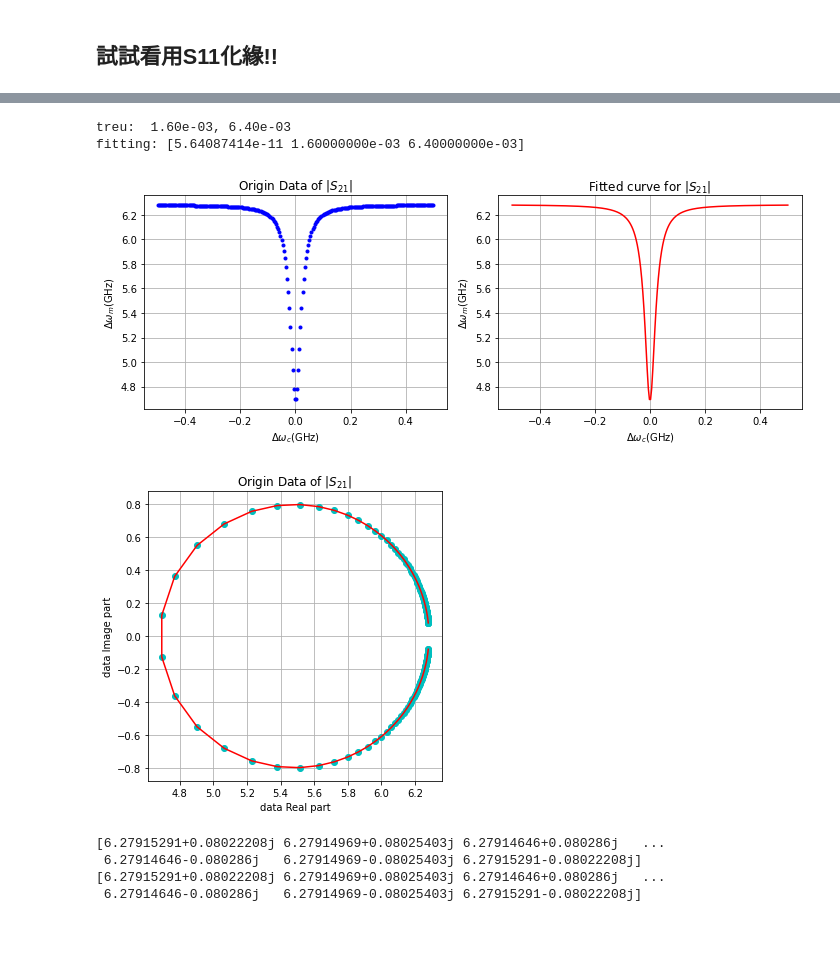
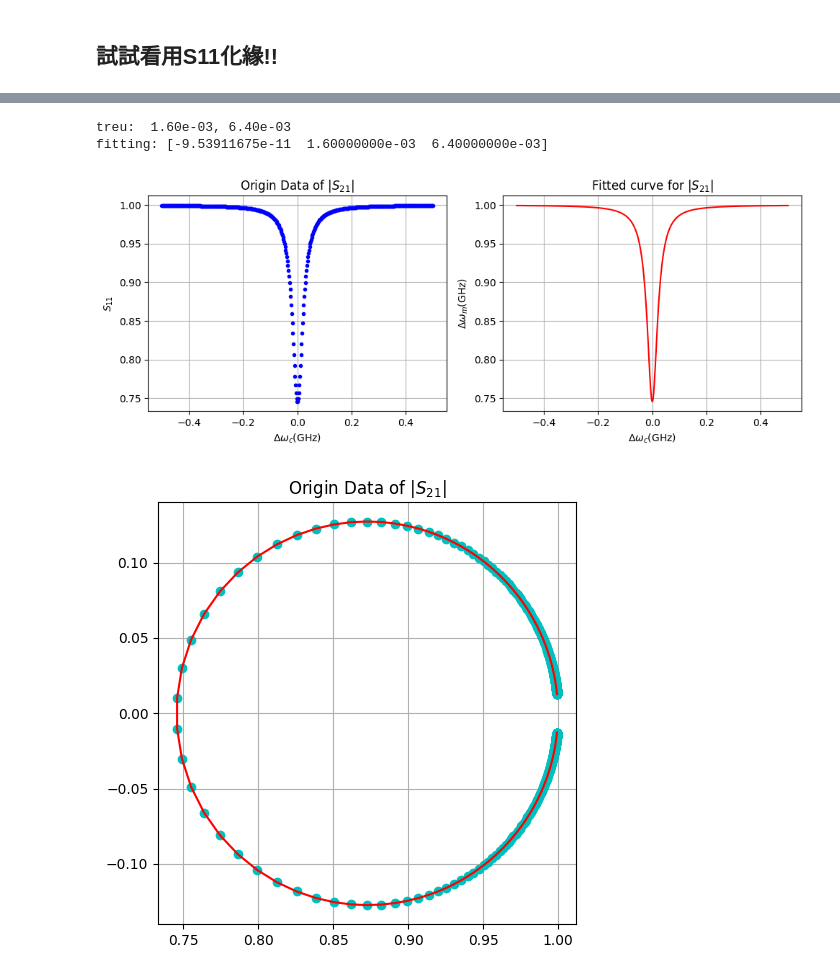
Before and after one commit to Nick1467/Mirror, a Jupyter notebook: circleUfit.ipynb, the cells around one changed output, grey strips where cells are left out. Cells and saved outputs as stored; diff of their text form; code cells hidden in the pictures; blank space fills up the shorter version.

```diff
--- a/circleUfit.ipynb
+++ b/circleUfit.ipynb
@@ -107,7 +107,7 @@ import numpy as np
 
 def s11( omega, omega_m, alpha, kappa):
     Gamma = 2*np.pi*(alpha + kappa )/ 2
-    s11 =( 1 - (kappa / (Gamma - 1j*(omega - omega_m))))*2*np.pi
+    s11 =( 1 - (kappa / (Gamma - 1j*(omega - omega_m))))
     return s11
 
 def s21( omega, omega_c, omega_m, kappa, alpha, beta, gamma):
@@ -138,5 +138,8 @@ plt.plot(data_2.imag, data_2.real, 'b.')
 
 plt.figure(figsize=(6,3))
 plt.plot(omega, abs_s21(omega,omega_c, omega_m, kappa, alpha, beta, gamma), 'b.')
+
+plt.figure(figsize=(6,3))
+plt.plot(omega, abs(data), 'b.')
 # %% [output]
 [<matplotlib.lines.Line2D at 0x...>]
@@ -151,15 +155,15 @@ from scipy.optimize import curve_fit
 
 def s11( omega, omega_m, alpha, kappa):
     Gamma = 2*np.pi*(alpha + kappa )/ 2
-    s11 =( 1 - (kappa / (Gamma - 1j*(omega - omega_m))))*2*np.pi
+    s11 =( 1 - (kappa / (Gamma - 1j*(omega - omega_m))))
     return s11
 
 def s11_curvefit( omega, omega_m, alpha, kappa):
     Gamma = 2*np.pi*(alpha + kappa )/ 2
-    s11 =( 1 - (kappa / (Gamma - 1j*(omega - omega_m))))*2*np.pi
+    s11 =( 1 - (kappa / (Gamma - 1j*(omega - omega_m))))
     return np.hstack([np.real(s11), np.imag(s11)])
 
-omega = np.linspace(-0.5, 0.5, 250)  #(GHz)
+omega = np.linspace(-0.5, 0.5, 500)  #(GHz)
 omega_m = 0
 omega_c = 0
 kappa = 0.0064 #(GHz)
@@ -173,58 +177,42 @@ popt, cov = curve_fit(
     s11_curvefit,
     omega,
     np.hstack([np.real(data), np.imag(data)]),
-    [-0.02, 0.0004, 0.001]
+    2*np.pi*np.array([-0.02, 0.0004, 0.001])
 )
 
 s11_Fit = s11(omega , *popt)
 print(f'treu:  {alpha:.2e}, {kappa:.2e}')
 print(f'fitting: {popt}')
 plt.figure(figsize=(10, 4))
 
 plt.subplot(1, 2, 1)
 plt.plot( omega, abs(data), 'b.')
 plt.grid(True)
 plt.xlabel('$\Delta\omega_c$(GHz)')
-plt.ylabel('$\Delta\omega_m$(GHz)')
+plt.ylabel('$S_{11}$')
 plt.title('Origin Data of $|S_{21}|$')
 
 plt.subplot(1, 2, 2)
 plt.plot( omega, abs(s11_Fit), 'r-')
 plt.grid(True)
 plt.xlabel('$\Delta\omega_c$(GHz)')
 plt.ylabel('$\Delta\omega_m$(GHz)')
 plt.title('Fitted curve for $|S_{21}|$')
 
 plt.tight_layout()
 plt.show()
 
 plt.figure(figsize=(5, 5))
 plt.plot( data.real, data.imag ,'co', label = 'Origin Data of $|S_{21}|$')
 plt.grid(True)
 plt.title('Origin Data of $|S_{21}|$')
 plt.plot( s11_Fit.real, s11_Fit.imag, 'r-', label ='Fitted curve for $|S_{21}|$')
-plt.xlabel('data Real part')
-plt.ylabel('data Image part')
+
+
 plt.tight_layout()
 plt.show()
 # %% [output]
 treu:  1.60e-03, 6.40e-03
-fitting: [5.64087414e-11 1.60000000e-03 6.40000000e-03]
+fitting: [-9.53911675e-11  1.60000000e-03  6.40000000e-03]
-[figure, old version]
+[figure, new version]
-[figure, old version]
+[figure, new version]
-# %%
-test = s11_curvefit( omega, omega_m, alpha, kappa)
-
-midpoint = test.shape[-1] // 2
-
-real_part = test[:midpoint]
-imag_part = test[midpoint:]
-
-sum = real_part + 1j*imag_part
-print(data)
-print(sum)
-# %% [output]
-[6.27915291+0.08022208j 6.27914969+0.08025403j 6.27914646+0.080286j   ...
- 6.27914646-0.080286j   6.27914969-0.08025403j 6.27915291-0.08022208j]
-[6.27915291+0.08022208j 6.27914969+0.08025403j 6.27914646+0.080286j   ...
- 6.27914646-0.080286j   6.27914969-0.08025403j 6.27915291-0.08022208j]
```
Also changed, not shown: parts of 3 cells of this notebook, 2 other files.
